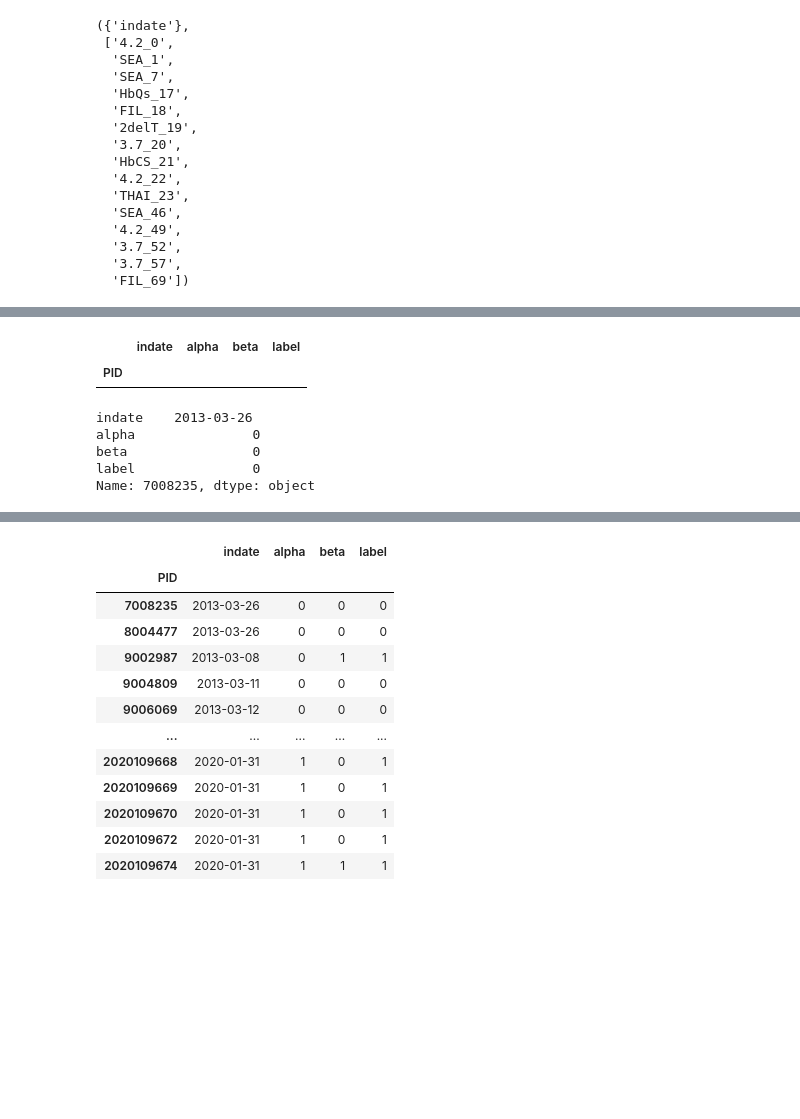
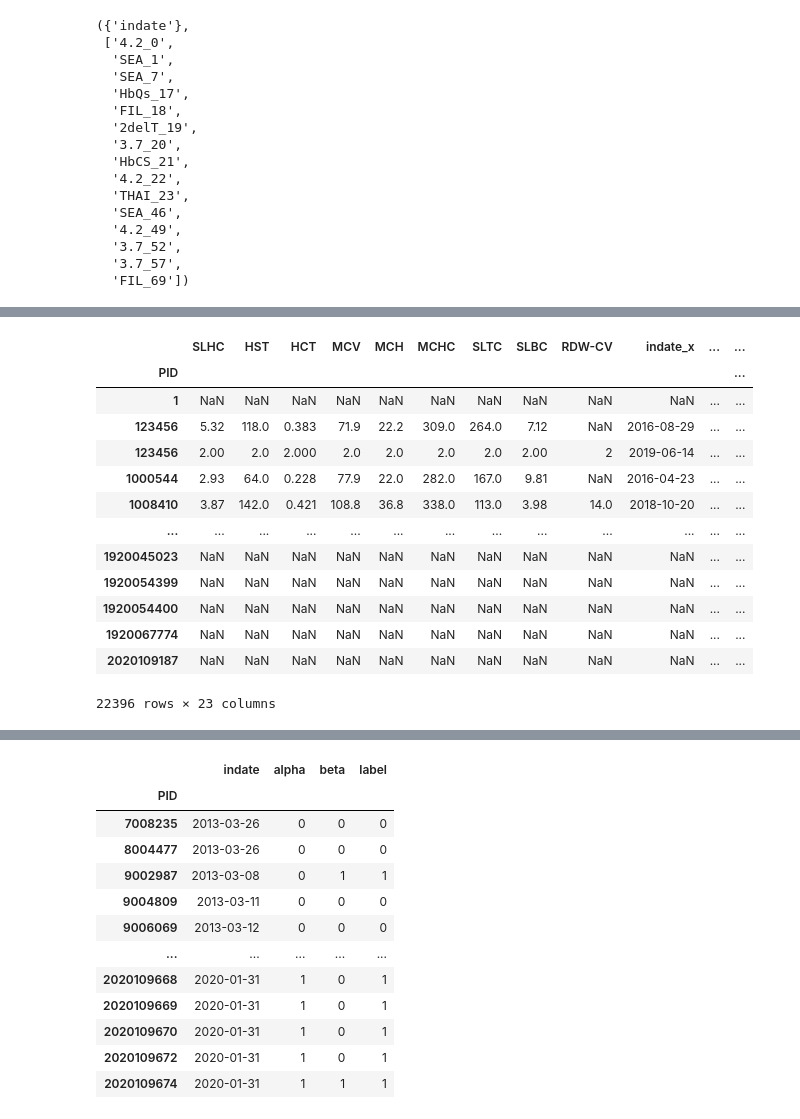
Before and after one commit to tupm2208/thalassemia, a Jupyter notebook: notebooks/TONG_HOP.ipynb, the cells around one changed output, grey strips where cells are left out. Cells and saved outputs as stored; diff of their text form; code cells hidden in the pictures; blank space fills up the shorter version.

```diff
--- a/notebooks/TONG_HOP.ipynb
+++ b/notebooks/TONG_HOP.ipynb
@@ -151,18 +203,25 @@ pt_df = result_df[['indate','alpha', 'beta', 'label']]
 # %%
-pt_df[(((pt_df.alpha + pt_df.beta) > 0).astype(int) != pt_df.label.astype(int))]
+# pt_df[(((pt_df.alpha + pt_df.beta) > 0).astype(int) != pt_df.label.astype(int))]
-# %% [output]
-|  | indate | alpha | beta | label |
-| PID |  |  |  |  |
 # %%
-pt_df.loc[7008235]
+pt_df['BAD'] = pt_df['PID']
-# %% [output]
-indate    ﻿2013-03-26
-alpha               0
-beta                0
-label               0
-Name: 7008235, dtype: object
 # %%
-tong_hop_df = tong_hop_df.merge(pt_df, how='left', left_on=['PID'], right_on=['PID'])
+tong_hop_df = tong_hop_df.merge(pt_df, how='left', left_on=['PID'], right_on=['BAD'])
+tong_hop_df
+# %% [output]
+|  | SLHC | HST | HCT | MCV | MCH | MCHC | SLTC | SLBC | RDW-CV | indate_x | ... | ... |
+| PID |  |  |  |  |  |  |  |  |  |  |  | ... |
+| 1 | NaN | NaN | NaN | NaN | NaN | NaN | NaN | NaN | NaN | NaN | ... | ... |
+| 123456 | 5.32 | 118.0 | 0.383 | 71.9 | 22.2 | 309.0 | 264.0 | 7.12 | NaN | 2016-08-29 | ... | ... |
+| 123456 | 2.00 | 2.0 | 2.000 | 2.0 | 2.0 | 2.0 | 2.0 | 2.00 | 2 | 2019-06-14 | ... | ... |
+| 1000544 | 2.93 | 64.0 | 0.228 | 77.9 | 22.0 | 282.0 | 167.0 | 9.81 | NaN | 2016-04-23 | ... | ... |
+| 1008410 | 3.87 | 142.0 | 0.421 | 108.8 | 36.8 | 338.0 | 113.0 | 3.98 | 14.0 | 2018-10-20 | ... | ... |
+| ... | ... | ... | ... | ... | ... | ... | ... | ... | ... | ... | ... | ... |
+| 1920045023 | NaN | NaN | NaN | NaN | NaN | NaN | NaN | NaN | NaN | NaN | ... | ... |
+| 1920054399 | NaN | NaN | NaN | NaN | NaN | NaN | NaN | NaN | NaN | NaN | ... | ... |
+| 1920054400 | NaN | NaN | NaN | NaN | NaN | NaN | NaN | NaN | NaN | NaN | ... | ... |
+| 1920067774 | NaN | NaN | NaN | NaN | NaN | NaN | NaN | NaN | NaN | NaN | ... | ... |
+| 2020109187 | NaN | NaN | NaN | NaN | NaN | NaN | NaN | NaN | NaN | NaN | ... | ... |
+22396 rows × 23 columns
 # %%
 mask_df = tong_hop_df[['SLHC', 'HST', 'HCT', 'MCV', 'MCH', 'MCHC', 'SLTC', 'SLBC', 'RDW-CV']]
 tong_hop_df[np.any(mask_df, axis=1)].to_csv('../datasets/tong_hop_p.csv')
```
Also changed, not shown: parts of 9 cells of this notebook, 5 other files.
